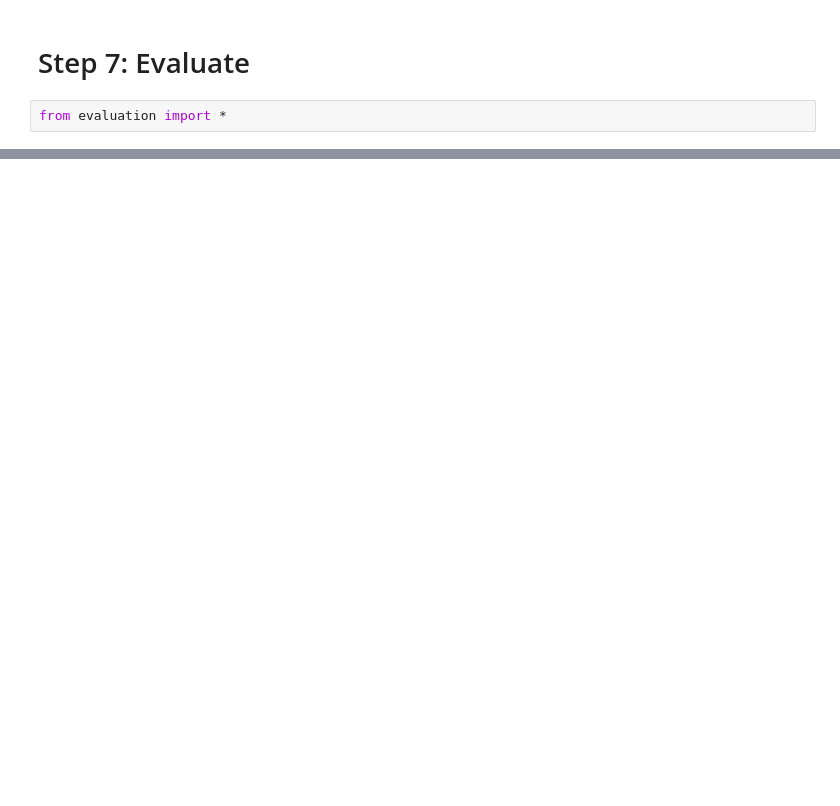
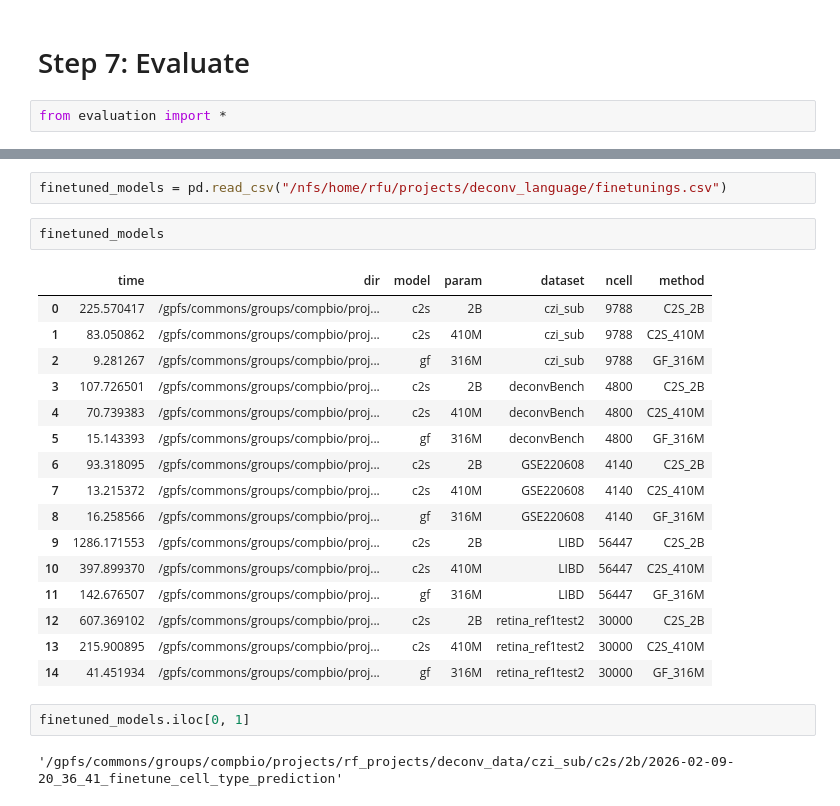
Before and after one commit to Eastmanmd/DECONVersation, a Jupyter notebook: src/DECONVersation/test_all_functions_and_features.ipynb, the cells around one changed output, grey strips where cells are left out. Saved outputs shown, nothing was run; the diff lists cells and outputs as text; blank space fills up the shorter version.

```diff
--- a/src/DECONVersation/test_all_functions_and_features.ipynb
+++ b/src/DECONVersation/test_all_functions_and_features.ipynb
@@ -325,0 +366,25 @@ from cell2sentence.tasks import embed_cells
+# %%
+finetuned_models = pd.read_csv("/nfs/home/rfu/projects/deconv_language/finetunings.csv")
+# %%
+finetuned_models
+# %% [output]
+|  | time | dir | model | param | dataset | ncell | method |
+| 0 | 225.570417 | /gpfs/commons/groups/compbio/proj... | c2s | 2B | czi_sub | 9788 | C2S_2B |
+| 1 | 83.050862 | /gpfs/commons/groups/compbio/proj... | c2s | 410M | czi_sub | 9788 | C2S_410M |
+| 2 | 9.281267 | /gpfs/commons/groups/compbio/proj... | gf | 316M | czi_sub | 9788 | GF_316M |
+| 3 | 107.726501 | /gpfs/commons/groups/compbio/proj... | c2s | 2B | deconvBench | 4800 | C2S_2B |
+| 4 | 70.739383 | /gpfs/commons/groups/compbio/proj... | c2s | 410M | deconvBench | 4800 | C2S_410M |
+| 5 | 15.143393 | /gpfs/commons/groups/compbio/proj... | gf | 316M | deconvBench | 4800 | GF_316M |
+| 6 | 93.318095 | /gpfs/commons/groups/compbio/proj... | c2s | 2B | GSE220608 | 4140 | C2S_2B |
+| 7 | 13.215372 | /gpfs/commons/groups/compbio/proj... | c2s | 410M | GSE220608 | 4140 | C2S_410M |
+| 8 | 16.258566 | /gpfs/commons/groups/compbio/proj... | gf | 316M | GSE220608 | 4140 | GF_316M |
+| 9 | 1286.171553 | /gpfs/commons/groups/compbio/proj... | c2s | 2B | LIBD | 56447 | C2S_2B |
+| 10 | 397.899370 | /gpfs/commons/groups/compbio/proj... | c2s | 410M | LIBD | 56447 | C2S_410M |
+| 11 | 142.676507 | /gpfs/commons/groups/compbio/proj... | gf | 316M | LIBD | 56447 | GF_316M |
+| 12 | 607.369102 | /gpfs/commons/groups/compbio/proj... | c2s | 2B | retina_ref1test2 | 30000 | C2S_2B |
+| 13 | 215.900895 | /gpfs/commons/groups/compbio/proj... | c2s | 410M | retina_ref1test2 | 30000 | C2S_410M |
+| 14 | 41.451934 | /gpfs/commons/groups/compbio/proj... | gf | 316M | retina_ref1test2 | 30000 | GF_316M |
+# %%
+finetuned_models.iloc[0, 1]
+# %% [output]
+'/gpfs/commons/groups/compbio/projects/rf_projects/deconv_data/czi_sub/c2s/2b/2026-02-09-20_36_41_finetune_cell_type_prediction'
```
Also changed, not shown: parts of 36 cells of this notebook, 2 other files.
